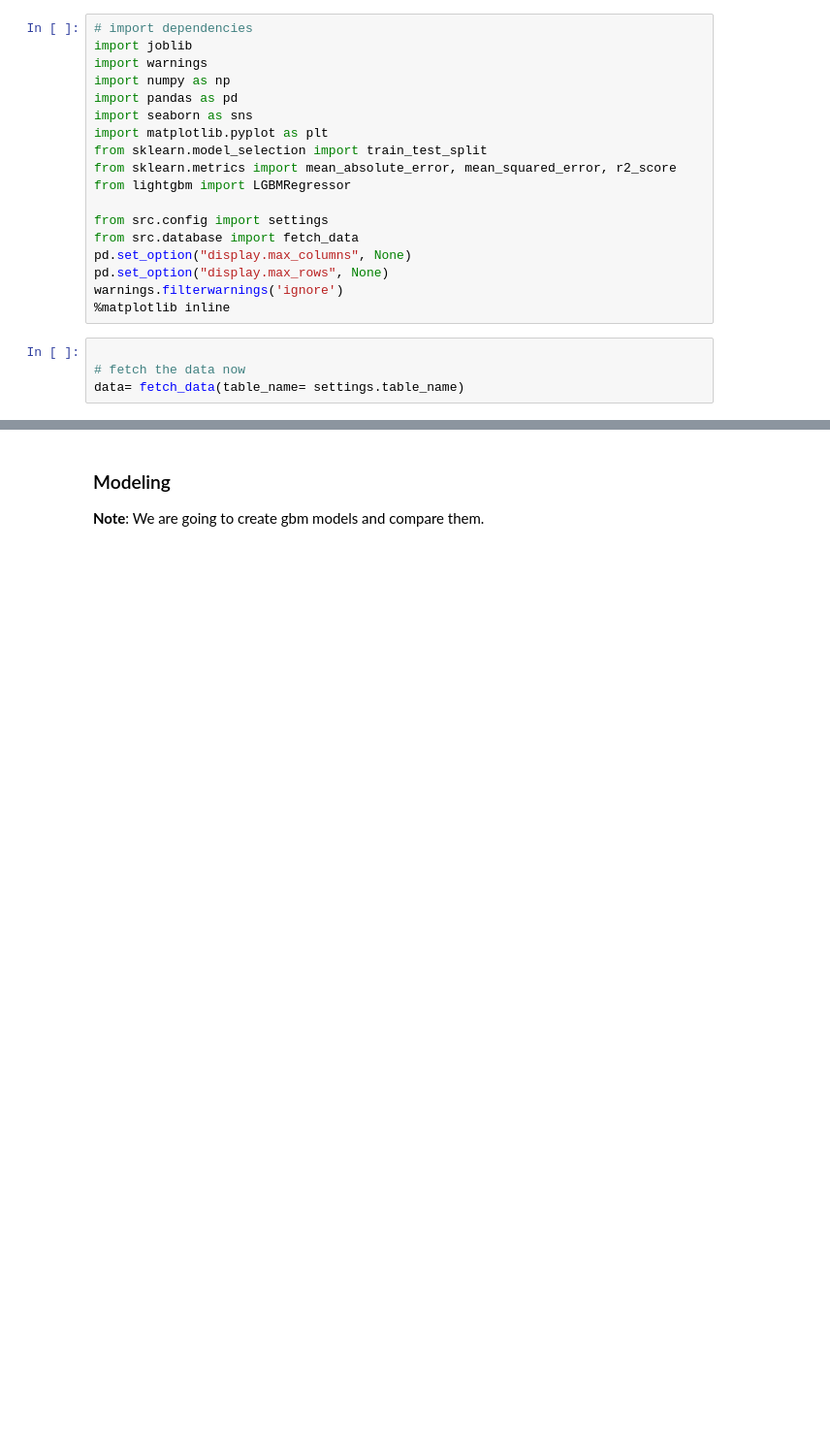
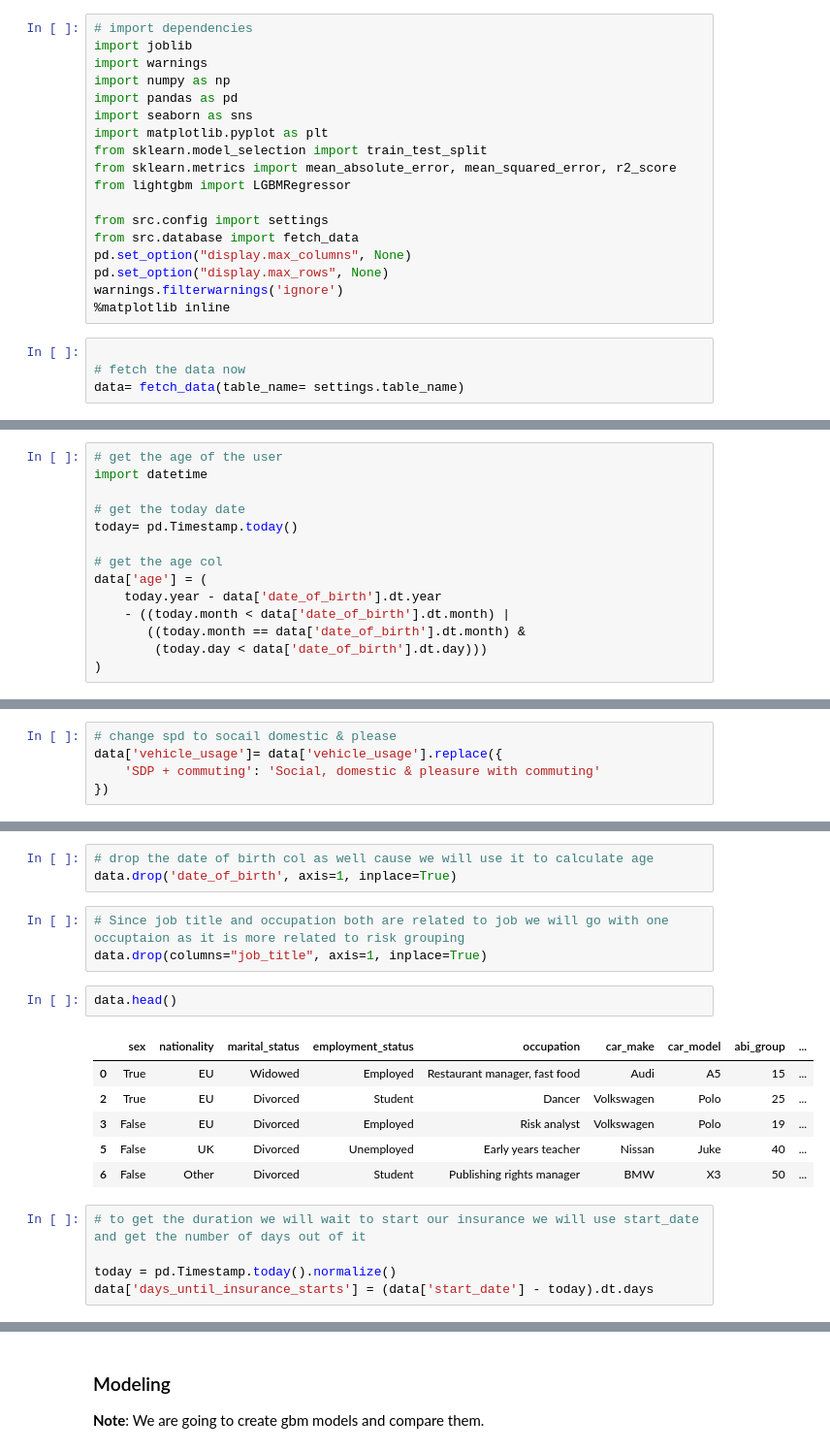
Before and after one commit to Lazygeniusbilal/rating-engine-, a Jupyter notebook: notebooks/modeling.ipynb, the cells around one changed output, grey strips where cells are left out. Shown at 97% size. Saved outputs shown, nothing was run; the diff lists cells and outputs as text; blank space fills up the shorter version.

```diff
--- a/notebooks/modeling.ipynb
+++ b/notebooks/modeling.ipynb
@@ -203,0 +152,14 @@ Name: count, dtype: int64
+# %%
+# get the age of the user
+import datetime
+
+# get the today date
+today= pd.Timestamp.today()
+
+# get the age col
+data['age'] = (
+    today.year - data['date_of_birth'].dt.year
+    - ((today.month < data['date_of_birth'].dt.month) |
+       ((today.month == data['date_of_birth'].dt.month) &
+        (today.day < data['date_of_birth'].dt.day)))
+)
@@ -203,0 +182,5 @@ Name: count, dtype: int64
+# %%
+# change spd to socail domestic & please
+data['vehicle_usage']= data['vehicle_usage'].replace({
+    'SDP + commuting': 'Social, domestic & pleasure with commuting'
+})
@@ -203,0 +232,20 @@ Name: count, dtype: int64
+# %%
+# drop the date of birth col as well cause we will use it to calculate age
+data.drop('date_of_birth', axis=1, inplace=True)
+# %%
+# Since job title and occupation both are related to job we will go with one occuptaion as it is more related to risk grouping
+data.drop(columns="job_title", axis=1, inplace=True)
+# %%
+data.head()
+# %% [output]
+|  | sex | nationality | marital_status | employment_status | occupation | car_make | car_model | abi_group | ... |
+| 0 | True | EU | Widowed | Employed | Restaurant manager, fast food | Audi | A5 | 15 | ... |
+| 2 | True | EU | Divorced | Student | Dancer | Volkswagen | Polo | 25 | ... |
+| 3 | False | EU | Divorced | Employed | Risk analyst | Volkswagen | Polo | 19 | ... |
+| 5 | False | UK | Divorced | Unemployed | Early years teacher | Nissan | Juke | 40 | ... |
+| 6 | False | Other | Divorced | Student | Publishing rights manager | BMW | X3 | 50 | ... |
+# %%
+# to get the duration we will wait to start our insurance we will use start_date and get the number of days out of it
+
+today = pd.Timestamp.today().normalize()
+data['days_until_insurance_starts'] = (data['start_date'] - today).dt.days
```
Also changed, not shown: parts of 59 cells of this notebook, 5 other files.
